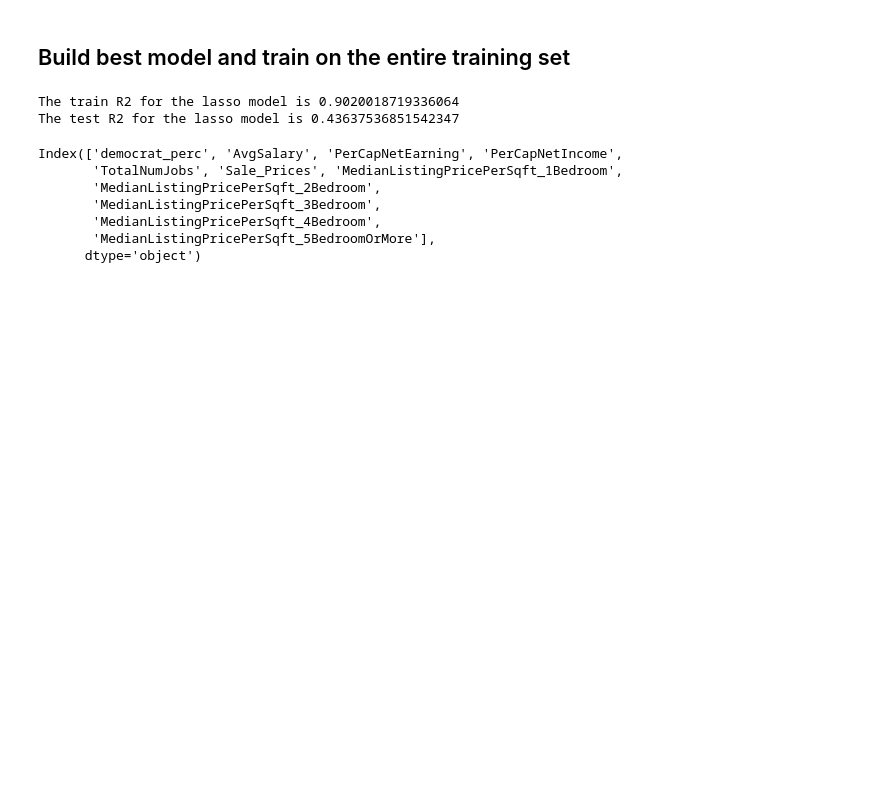
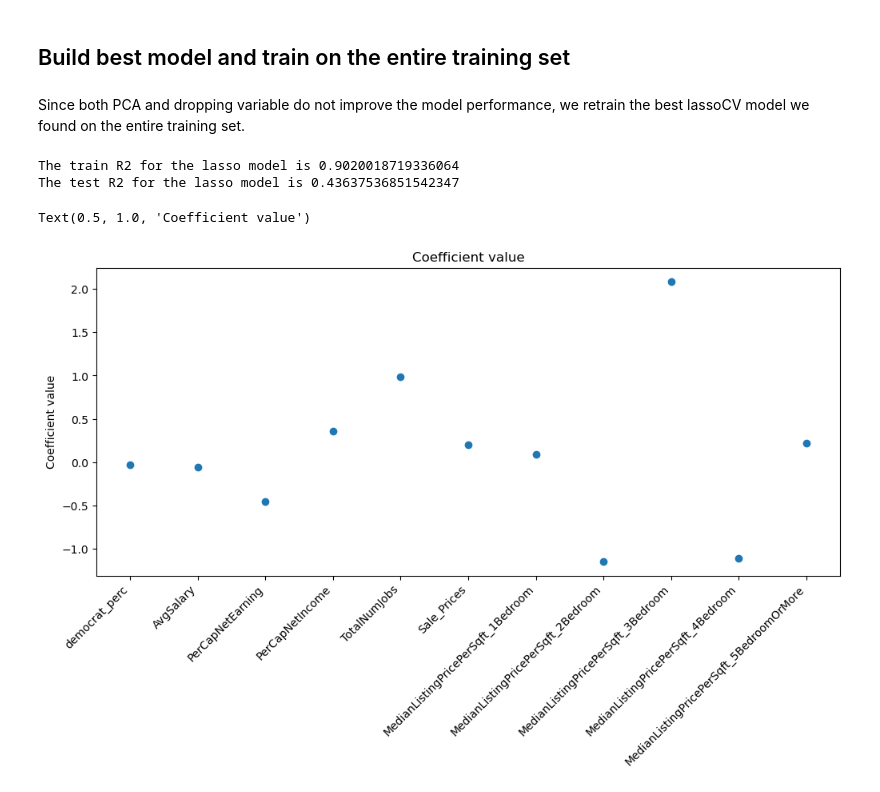
Before and after one commit to RenhaoL/CS109A_AC209A_Fall22_final_project, a Jupyter notebook: src/SL_Linear regression.ipynb, the cells around one changed output. Drawn from its saved outputs; the diff is of its cells as text; code cells hidden in the pictures; blank space fills up the shorter version.

```diff
--- a/src/SL_Linear regression.ipynb
+++ b/src/SL_Linear regression.ipynb
@@ -57,8 +59,8 @@ lasso_cv = LassoCV(n_alphas=len(a_list), alphas=a_list, cv=10, max_iter=100000,r
 # Store the mean cross-validation MSEs across each fold
 lassoCV_val_mses_mean = lasso_cv.mse_path_
 # Save the best 𝛼 based on the mean cross-validation MSE
-best_alpha = lasso_cv.alpha_
-best_alpha
+best_alpha_cv = lasso_cv.alpha_
+best_alpha_cv
 # %% [output]
 1e-06
 # %%
@@ -309,8 +317,10 @@ The test R2 for the lasso_drop model is 0.2872905398784682
 # %% [markdown]
 ## Build best model and train on the entire training set
+# %% [markdown]
+Since both PCA and dropping variable do not improve the model performance, we retrain the best lassoCV model we found on the entire training set.
 # %%
 # Retrain with best alpha and using all the training set
-lasso_best = Lasso(alpha=best_alpha,max_iter=100000,random_state=26).fit(X_train,y_train)
+lasso_best = Lasso(alpha=best_alpha_cv,max_iter=100000,random_state=26).fit(X_train,y_train)
 
 # Modal diagnostics
 best_train_score = lasso_best.score(X_train,y_train)
@@ -321,14 +331,14 @@ print("The test R2 for the lasso model is " + str(best_test_score))
 # %% [output]
 The train R2 for the lasso model is 0.9020018719336064
 The test R2 for the lasso model is 0.43637536851542347
-# %%
-key_coef = X_train.columns[lasso.coef_ != 0]
-key_coef
-# %% [output]
-Index(['democrat_perc', 'AvgSalary', 'PerCapNetEarning', 'PerCapNetIncome',
-       'TotalNumJobs', 'Sale_Prices', 'MedianListingPricePerSqft_1Bedroom',
-       'MedianListingPricePerSqft_2Bedroom',
-       'MedianListingPricePerSqft_3Bedroom',
-       'MedianListingPricePerSqft_4Bedroom',
-       'MedianListingPricePerSqft_5BedroomOrMore'],
-      dtype='object')
+# %%
+fig,axs = plt.subplots(1,1,figsize=(12, 5))
+
+axs.scatter(np.linspace(1,lasso_best.coef_.shape[0],lasso_best.coef_.shape[0]),lasso_best.coef_)
+axs.set_xticks(np.arange(1,lasso_best.coef_.shape[0]+1))
+axs.set_xticklabels(X_train.columns, rotation=45, ha='right')
+axs.set_ylabel('Coefficient value')
+axs.set_title("Coefficient value")
+# %% [output]
+Text(0.5, 1.0, 'Coefficient value')
+[figure, added]
```
Also changed, not shown: parts of 9 cells of this notebook.
